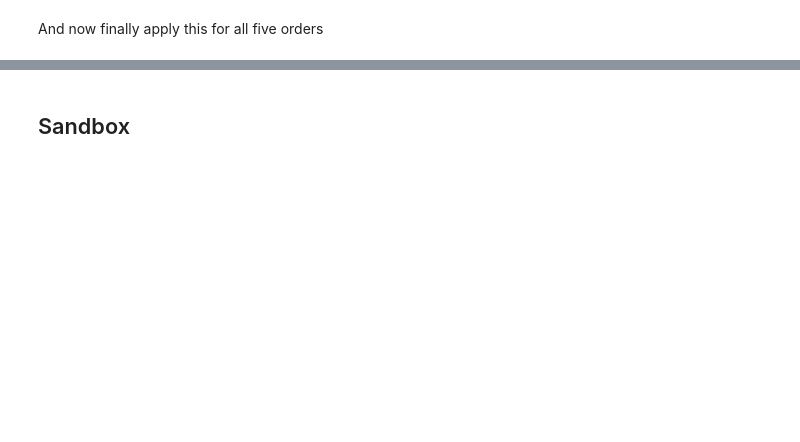
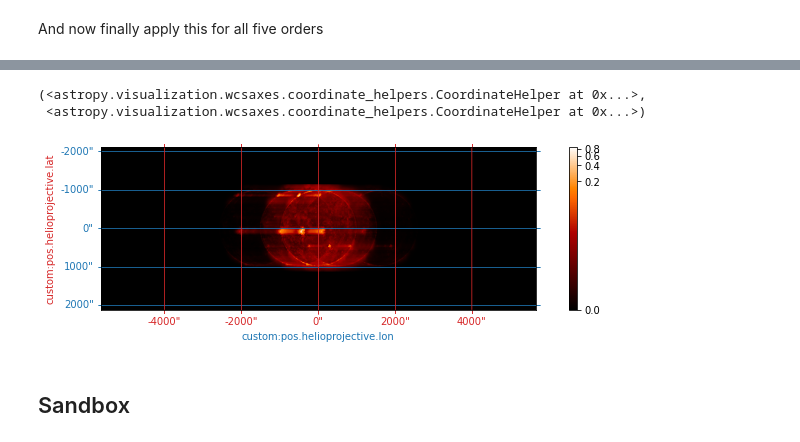
Before and after one commit to wtbarnes/moxsi-science-planning, a Jupyter notebook: simulation_pipeline/sandbox.ipynb, the cells around one changed output, grey strips where cells are left out. Saved outputs shown, nothing was run; the diff lists cells and outputs as text; code cells hidden in the pictures; blank space fills up the shorter version.

```diff
--- a/simulation_pipeline/sandbox.ipynb
+++ b/simulation_pipeline/sandbox.ipynb
@@ -527,0 +631,9 @@ WARNING: FITSFixedWarning: 'datfix' made the change 'Set MJD-OBS to 59162.750077
+# %%
+def get_overlappogram(overlappograms, index):
+    total_overlap_data = copy.deepcopy(overlappograms[0].data)
+    for o in overlappograms[1:]:
+        total_overlap_data += o.data
+    total_overlap_data = u.Quantity(total_overlap_data, overlappograms[index].unit).to('ct pix-1 h-1')
+    return NDCube(total_overlap_data, wcs=overlappograms[index].wcs, unit=overlappograms[index].unit,)
+# %%
+total_order1 = get_overlappogram(overlappograms, 3)
@@ -528,3 +665,15 @@ WARNING: FITSFixedWarning: 'datfix' made the change 'Set MJD-OBS to 59162.750077
+# %%
+wave_index = 0
+fig = plt.figure(figsize=(12,3))
+ax = fig.add_subplot(111, projection=total_order1[wave_index].wcs)
+total_order1[wave_index].plot(axes=ax, cmap='hinodexrt', norm=ImageNormalize(stretch=LogStretch()))
+plt.colorbar()
+color_lat_lon_axes(ax)
+#ax.set_title(f"{overlap_test.axis_world_coords(0)[1][0].to('Angstrom'):.02f}")
+# %% [output]
+(<astropy.visualization.wcsaxes.coordinate_helpers.CoordinateHelper at 0x...>,
+ <astropy.visualization.wcsaxes.coordinate_helpers.CoordinateHelper at 0x...>)
+[figure, added]
 # %% [markdown]
 ## Sandbox
 # %%
```
Also changed, not shown: parts of 36 cells of this notebook, 1 other file.
